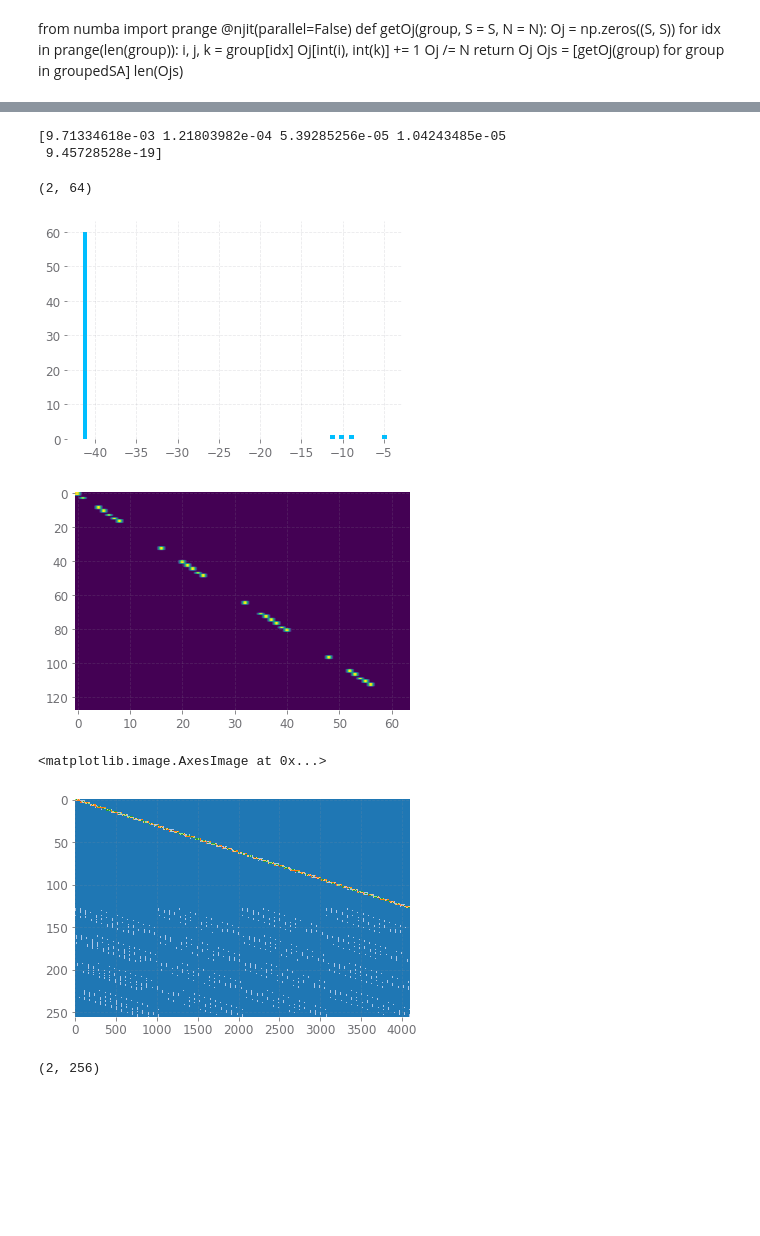
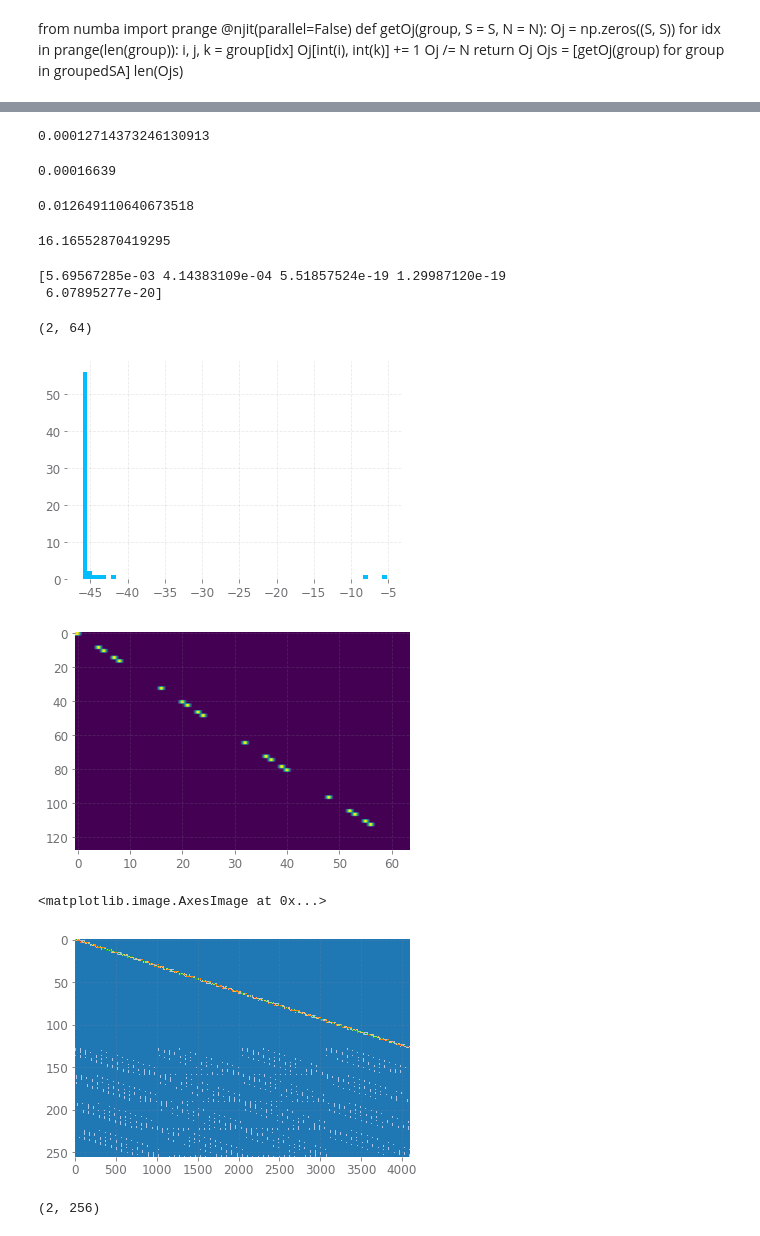
Before and after one commit to hetankevin/off-policy, a Jupyter notebook: ClusterTrajectory.ipynb, the cells around one changed output, grey strips where cells are left out. Saved outputs shown, nothing was run; the diff lists cells and outputs as text; code cells hidden in the pictures; blank space fills up the shorter version.

```diff
--- a/ClusterTrajectory.ipynb
+++ b/ClusterTrajectory.ipynb
@@ -145,9 +145,10 @@ for i in range(nStates):
 
 envs.append([toymc, pi_b, pi_e, horizon, gamma, nStates, nActions, -1, P, R, x_dist, u_dist, gamma])
 
-horizon = 18
+horizon = 3 #18
 #, slip = 0.04, confound_weight=0.6
-pi_b, P, R, x_dist, u_dist, gamma = confound_env.gridworld_opetools(horizon = horizon, slip = 0.04, confound_weight=0.6)
+pi_b, P, R, x_dist, u_dist, gamma = confound_env.gridworld_opetools(horizon = horizon, slip = 0.04,
+                                                                    confound_weight=0.6, small=True, soft=True)
 #R = -1*R
 gridworld = confound_mdp.ConfoundMDP(P, R, x_dist, u_dist, gamma)
 
@@ -304,0 +329,29 @@ Ojs = [getOj(stateactions)[:,j,:] for j in range(S)]
+# %%
+@njit
+def getMlij_true(P, pi_b, u_dist, nStates, nActions):
+    Mlij_true = np.zeros((len(u_dist), nStates*nActions, nStates*nActions))
+    for u in range(P.shape[0]):
+        for s in range(P.shape[2]):
+            for a in range(P.shape[1]):
+                for sp in range(P.shape[3]):
+                    for ap in range(nActions):
+                        Mlij_true[u, int(s+a*nStates), int(sp+ap*nStates)] = P[u,a,s,sp] * pi_b[u, sp, ap]
+    return Mlij_true
+Mlij_true = getMlij_true(P, pi_b, u_dist, nStates, nActions)
+# %%
+@njit
+def getOjs_true(P, pi_b, Mlij_true, u_dist, nStates, nActions):
+    slj = np.zeros((len(u_dist), nStates*nActions))
+    for u in range(slj.shape[0]):
+        for s in range(nStates):
+            for a in range(nActions):
+                slj[u, int(s+a*nStates)] = np.mean(x_dist) * pi_b[u, s, a]
+
+    Ojs_true = np.zeros((nStates*nActions, nStates*nActions, nStates*nActions)) #j, i, k
+    for j in range(nStates*nActions):
+        for u in range(len(u_dist)):
+            for i in range(nStates*nActions):
+                for k in range(nStates*nActions):
+                    Ojs_true[j, i, k] += slj[u, i] * Mlij_true[u, i, j] * Mlij_true[u, j, k]
+    return Ojs_true
+Ojs_true = getOjs_true(P, pi_b, Mlij_true, u_dist, nStates, nActions)
@@ -304,0 +372,18 @@ Ojs = [getOj(stateactions)[:,j,:] for j in range(S)]
+# %%
+np.sqrt((1/1000000000) * np.log((2*(S**3)) / 0.05))
+# %% [output]
+0.00012714373246130913
+# %%
+0.00016639
+# %% [output]
+0.00016639
+# %%
+np.sqrt(16/100000)
+# %% [output]
+0.012649110640673518
+# %%
+np.log((2*(S**3)) / 0.05)
+# %% [output]
+16.16552870419295
+# %%
+Ojs = [Ojs_true[j,:,:] for j in range(nStates*nActions)]
@@ -305,29 +394,29 @@ Ojs = [getOj(stateactions)[:,j,:] for j in range(S)]
 # %%
 def getPjpQjp(Ojs, L=L):
     Pjps = []
     Qjps = []
     for idx, Oj in enumerate(Ojs):
-        Ujt, Sigj, Vj = np.linalg.svd(Oj, full_matrices=False) #np returns U S V.T = U.T S V for us
-        if idx == (len(Ojs) - 1):
-            plt.hist(np.log(Sigj), bins=len(Sigj))
+        Ujt, Sigj, Vj = scipy.linalg.svd(Oj, full_matrices=False, lapack_driver='gesvd') #np returns U S V.T = U.T S V for us
+        if idx == (5):
+            plt.hist(np.log(Sigj+1e-20), bins=len(Sigj))
             print(Sigj[:5])
         #print(np.sort(Sigj)[::-1])
         Ujt = Ujt[:,:L]
         Sigj = Sigj[:L]
         Vj = Vj[:L,:]
         Pjprime = Ujt.T # = Uj
         Qjprime = np.diag(Sigj) @ Vj
         Pjps.append(Pjprime)
         Qjps.append(Qjprime)
     return Pjps, Qjps
 
 Pjps, Qjps = getPjpQjp(Ojs)
 Qjps[0].shape
 # %% [output]
-[9.71334618e-03 1.21803982e-04 5.39285256e-05 1.04243485e-05
- 9.45728528e-19]
+[5.69567285e-03 4.14383109e-04 5.51857524e-19 1.29987120e-19
+ 6.07895277e-20]
 (2, 64)
-[figure, old version]
+[figure, new version]
 # %%
 #step 2: cokernel
 #the ith block of the jth blockdiag matrix is the jth column of -Qi
@@ -340,10 +429,10 @@ Apprime = scipy.linalg.block_diag(*Pjps)
 Aqprime = np.hstack([getblockdiag(j, Qjps) for j in range(S)])
 Apqprime = np.vstack([Apprime, Aqprime])
 # %% [output]
-[figure, old version]
+[figure, new version]
 # %%
 plt.imshow(Apqprime != 0, aspect='auto', cmap='tab20')
 # %% [output]
 <matplotlib.image.AxesImage at 0x...>
-[figure, old version]
+[figure, new version]
 # %%
```
Also changed, not shown: parts of 22 cells of this notebook, 4 other files.
